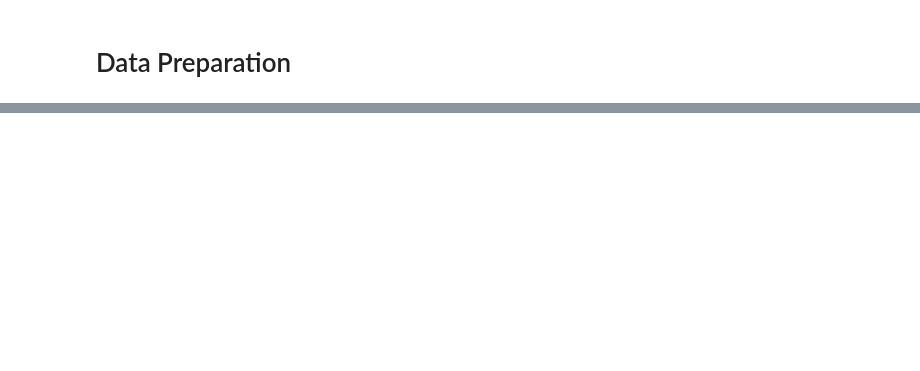
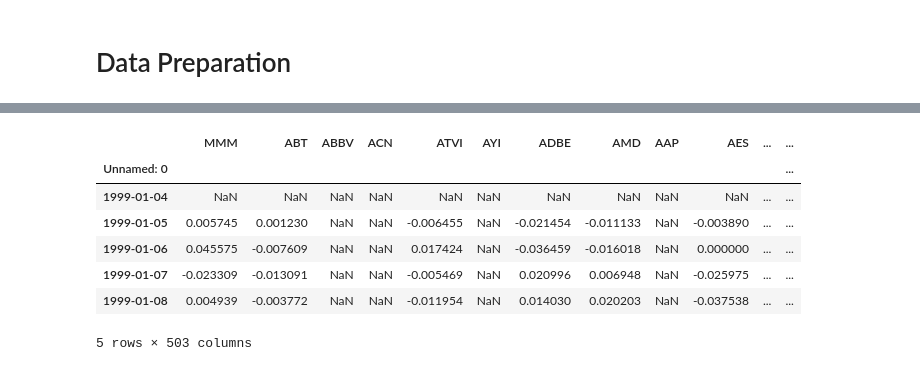
Before and after one commit to AbinavKumar/MLStockPortfolio, a Jupyter notebook: Data/Data Wrangling.ipynb, the cells around one changed output, grey strips where cells are left out. Drawn from its saved outputs; the diff is of its cells as text; code cells hidden in the pictures; blank space fills up the shorter version.

```diff
--- a/Data/Data Wrangling.ipynb
+++ b/Data/Data Wrangling.ipynb
@@ -119,7 +122,2 @@ indicators.to_csv(r"/Users/abikumar/Desktop/Capstone1/SP500indicators.csv")
 # %% [markdown]
 # Data Preparation
-# %%
-sp500 = pd.read_csv("SP500.csv")
-sp500 = sp500.set_index(sp500.columns[0])
-data.index.rename("date", inplace=True)
-data.head()
@@ -232,0 +187,7 @@ TypeError: unsupported operand type(s) for *: 'int' and 'NoneType'
+# %%
+# Fill NaNs and multiply to control for splits
+sp500 = sp500.fillna(0)
+sp500_unsplit = sp500.multiply(stock_splits)
+# %%
+# Reset the zeros to NaNs
+sp500_unsplit[sp500_unsplit == 0] = None
@@ -232,0 +197,18 @@ TypeError: unsupported operand type(s) for *: 'int' and 'NoneType'
+# %%
+# Define a function to keep things clean
+def log_return(stock):
+    log_ret = np.log(stock) - np.log(stock.shift(1))
+    return(log_ret)
+
+# Apply above function across all columns
+sp500_final = sp500_unsplit.apply(log_return)
+sp500_final.head()
+# %% [output]
+|  | MMM | ABT | ABBV | ACN | ATVI | AYI | ADBE | AMD | AAP | AES | ... | ... |
+| Unnamed: 0 |  |  |  |  |  |  |  |  |  |  |  | ... |
+| 1999-01-04 | NaN | NaN | NaN | NaN | NaN | NaN | NaN | NaN | NaN | NaN | ... | ... |
+| 1999-01-05 | 0.005745 | 0.001230 | NaN | NaN | -0.006455 | NaN | -0.021454 | -0.011133 | NaN | -0.003890 | ... | ... |
+| 1999-01-06 | 0.045575 | -0.007609 | NaN | NaN | 0.017424 | NaN | -0.036459 | -0.016018 | NaN | 0.000000 | ... | ... |
+| 1999-01-07 | -0.023309 | -0.013091 | NaN | NaN | -0.005469 | NaN | 0.020996 | 0.006948 | NaN | -0.025975 | ... | ... |
+| 1999-01-08 | 0.004939 | -0.003772 | NaN | NaN | -0.011954 | NaN | 0.014030 | 0.020203 | NaN | -0.037538 | ... | ... |
+5 rows × 503 columns
```
Also changed, not shown: parts of 26 cells of this notebook, 3 other files.
